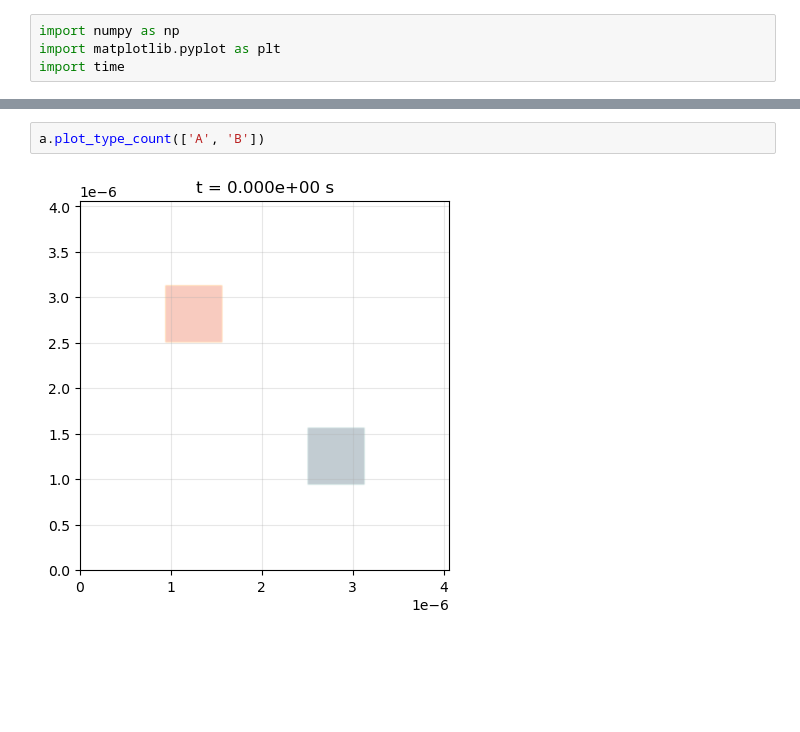
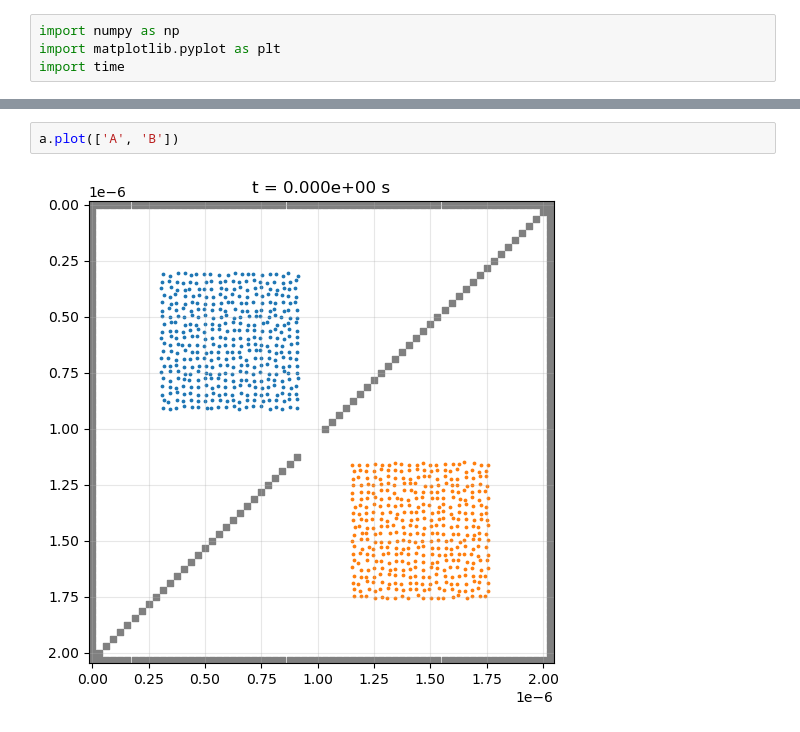
Before and after one commit to darrenjhsu/redicell_framework, a Jupyter notebook: Build_LM_big_matrix.ipynb, the cells around one changed output, grey strips where cells are left out. Cells and saved outputs as stored; diff of their text form; blank space fills up the shorter version.

```diff
--- a/Build_LM_big_matrix.ipynb
+++ b/Build_LM_big_matrix.ipynb
@@ -287,7 +365,7 @@ a.plot_wall()
-# %%
-a.plot_type_count(['A', 'B'])
-# %% [output]
-[figure, removed]
+# %%
+a.plot(['A', 'B'])
+# %% [output]
+[figure, added]
 # %%
 a.true_sides
 # %% [output]
```
Also changed, not shown: parts of 23 cells of this notebook.
